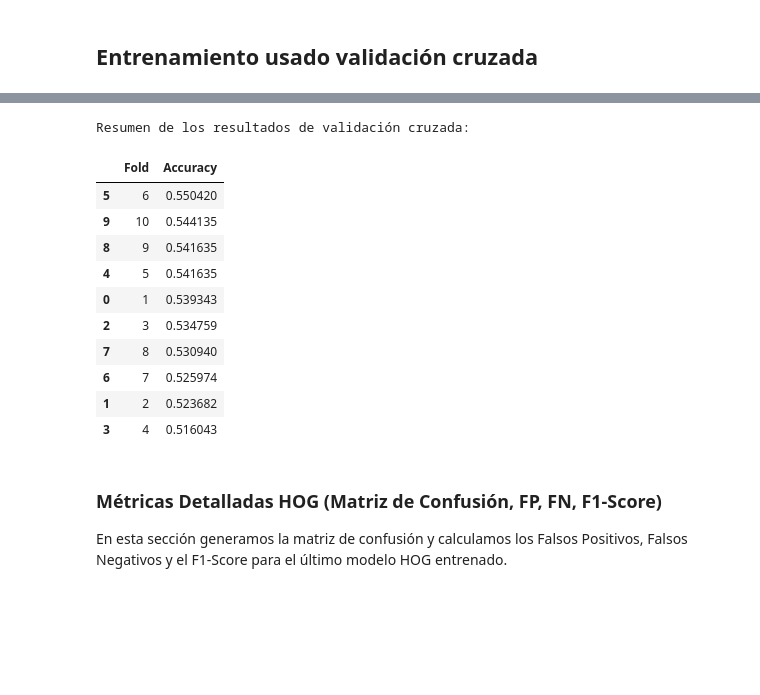
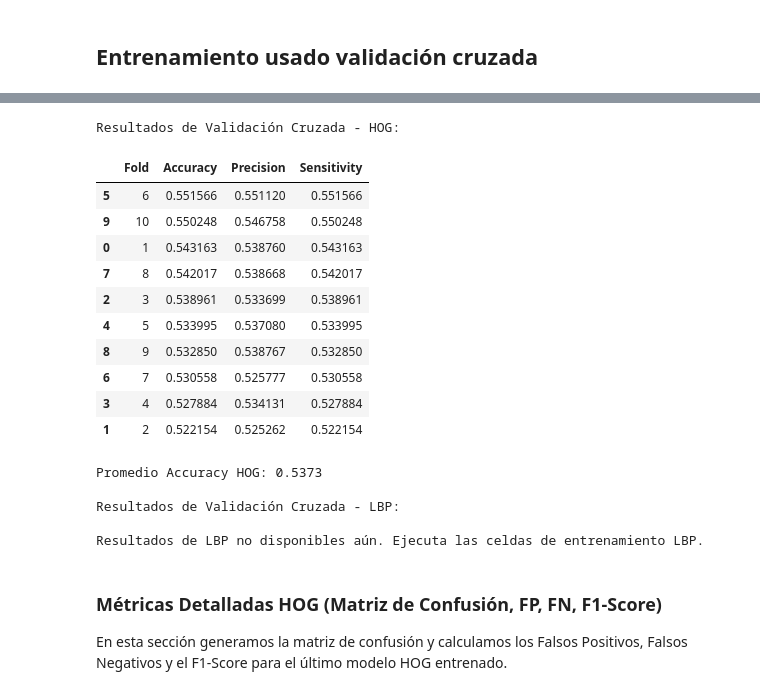
Before and after one commit to MrRichar02/Laboratorio-Imagenes-2, a Jupyter notebook: lab2_imagenes.ipynb, the cells around one changed output, grey strips where cells are left out. Cells and saved outputs as stored; diff of their text form; code cells hidden in the pictures; blank space fills up the shorter version.

```diff
--- a/lab2_imagenes.ipynb
+++ b/lab2_imagenes.ipynb
@@ -555,25 +568,38 @@ Entrenamiento HOG completado. El modelo 'model' está listo.
-# %%
-import pandas as pd
-
-df_results = pd.DataFrame(results)
-# Sort by accuracy in descending order
-df_results_sorted = df_results.sort_values(by='Accuracy', ascending=False)
-
-print("\nResumen de los resultados de validación cruzada:")
-display(df_results_sorted)
-# %% [output]
-Resumen de los resultados de validación cruzada:
-|  | Fold | Accuracy |
-| 5 | 6 | 0.550420 |
-| 9 | 10 | 0.544135 |
-| 8 | 9 | 0.541635 |
-| 4 | 5 | 0.541635 |
-| 0 | 1 | 0.539343 |
-| 2 | 3 | 0.534759 |
-| 7 | 8 | 0.530940 |
-| 6 | 7 | 0.525974 |
-| 1 | 2 | 0.523682 |
-| 3 | 4 | 0.516043 |
+# %%
+import pandas as pd
+
+# Mostrar resultados de HOG
+print("Resultados de Validación Cruzada - HOG:")
+df_hog = pd.DataFrame(hog_results)
+display(df_hog.sort_values(by='Accuracy', ascending=False))
+print(f"Promedio Accuracy HOG: {df_hog['Accuracy'].mean():.4f}")
+
+# Mostrar resultados de LBP (si ya se ejecutó su entrenamiento)
+try:
+    print("\nResultados de Validación Cruzada - LBP:")
+    df_lbp = pd.DataFrame(lbp_results_cv)
+    display(df_lbp.sort_values(by='Accuracy', ascending=False))
+    print(f"Promedio Accuracy LBP: {df_lbp['Accuracy'].mean():.4f}")
+except NameError:
+    print("\nResultados de LBP no disponibles aún. Ejecuta las celdas de entrenamiento LBP.")
+# %% [output]
+Resultados de Validación Cruzada - HOG:
+|  | Fold | Accuracy | Precision | Sensitivity |
+| 5 | 6 | 0.551566 | 0.551120 | 0.551566 |
+| 9 | 10 | 0.550248 | 0.546758 | 0.550248 |
+| 0 | 1 | 0.543163 | 0.538760 | 0.543163 |
+| 7 | 8 | 0.542017 | 0.538668 | 0.542017 |
+| 2 | 3 | 0.538961 | 0.533699 | 0.538961 |
+| 4 | 5 | 0.533995 | 0.537080 | 0.533995 |
+| 8 | 9 | 0.532850 | 0.538767 | 0.532850 |
+| 6 | 7 | 0.530558 | 0.525777 | 0.530558 |
+| 3 | 4 | 0.527884 | 0.534131 | 0.527884 |
+| 1 | 2 | 0.522154 | 0.525262 | 0.522154 |
+Promedio Accuracy HOG: 0.5373
+
+Resultados de Validación Cruzada - LBP:
+
+Resultados de LBP no disponibles aún. Ejecuta las celdas de entrenamiento LBP.
 # %% [markdown]
 ### Métricas Detalladas HOG (Matriz de Confusión, FP, FN, F1-Score)
 
```
Also changed, not shown: parts of 7 cells of this notebook.
